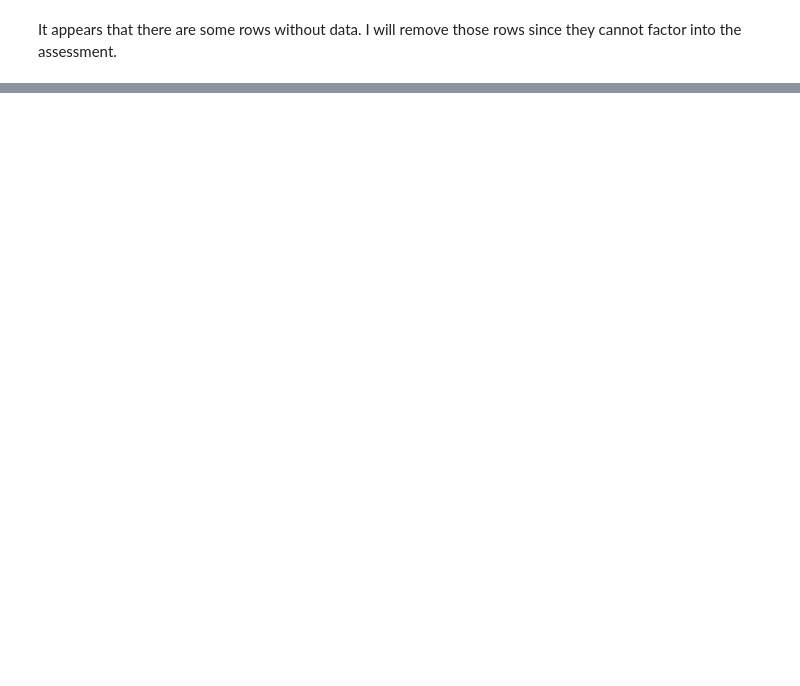
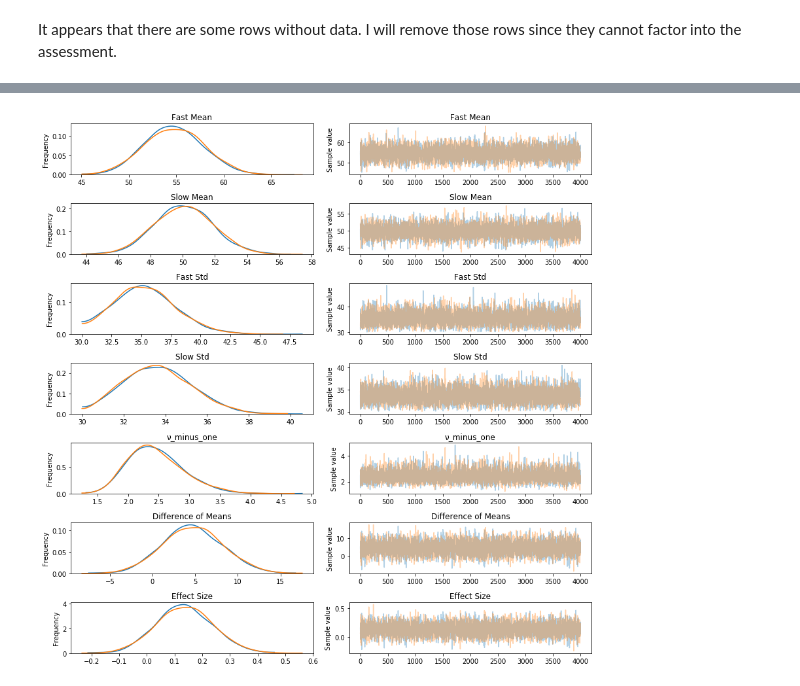
Before and after one commit to Matthew-Daly/dsc-2-final-project-online-ds-sp-000, a Jupyter notebook: Student.ipynb, the cells around one changed output, grey strips where cells are left out. Saved outputs shown, nothing was run; the diff lists cells and outputs as text; code cells hidden in the pictures; blank space fills up the shorter version.

```diff
--- a/Student.ipynb
+++ b/Student.ipynb
@@ -482,16 +480 @@ In order to use Bayes theorem, I must specify a prior distribution. The prior di
 Additionally, I'll choose my cutoff at four days. From the description of the data, 25% of all orders are filled in four days, which is half the time as the expected value and leaves me with more than enough data to model. Bayesian models usually require less data to have the same statistical power since prior information is known about the system and monte carlo methods can be used to leverage the little amount of data that is available.
-# %%
-# Import libraries
-import pymc3 as pm
-
-# Define Data to use
-y = st_order.Diff
-y_fast = st_order.Diff.loc[st_order.Diff <=4]
-y_slow = st_order.Diff.loc[st_order.Diff > 4]
-# Define hyperparameters and distributions
-µ_lambda = y.mean()
-with pm.Model() as model:
-    fast_lambda = pm.Poisson('fast_lambda', µ_lambda)
-    slow_lambda = pm.Poisson('slow_lambda', µ_lambda)
-    nu = pm.Exponential('ν_minus_one', 1/29.) + 1 # This is for the student t, which I'll use
-    fast_group = pm.StudentT('fast', nu = nu, mu = )
@@ -505,0 +481,22 @@ ModuleNotFoundError: No module named 'pymc3'
+# %%
+# Import libraries
+import pymc3 as pm
+
+# Define Data to use
+data = st_order[['Quantity','Diff']].copy()
+data['Fast'] = data.Diff <= 4
+
+fast_group_data = data.Quantity.loc[data.Fast == True]
+slow_group_data = data.Quantity.loc[data.Fast == False]
+
+# Define Hyperparameters
+µ_m = data.Quantity.mean()
+µ_s = data.Quantity.std()
+
+# Define parameter prior distributions.
+with pm.Model() as model:
+    fast_mean = pm.Normal('Fast Mean', μ_m, sd=μ_s)
+    slow_mean = pm.Normal('Slow Mean', μ_m, sd=μ_s)
+    fast_std = pm.Uniform('Fast Std', lower=30, upper=70)
+    slow_std = pm.Uniform('Slow Std', lower=30, upper=70)
+    nu = pm.Exponential('ν_minus_one', 1/29.) + 1 #This is a parameter for the student t
@@ -505,0 +518,4 @@ ModuleNotFoundError: No module named 'pymc3'
+# %%
+# Sample the data
+with model:
+    trace = pm.sample(4000, cores=2)
@@ -505,0 +529,5 @@ ModuleNotFoundError: No module named 'pymc3'
+# %%
+# Check for convergence
+pm.traceplot(trace, figsize=(12,12));
+# %% [output]
+[figure, added]
```
Also changed, not shown: parts of 21 cells of this notebook.
